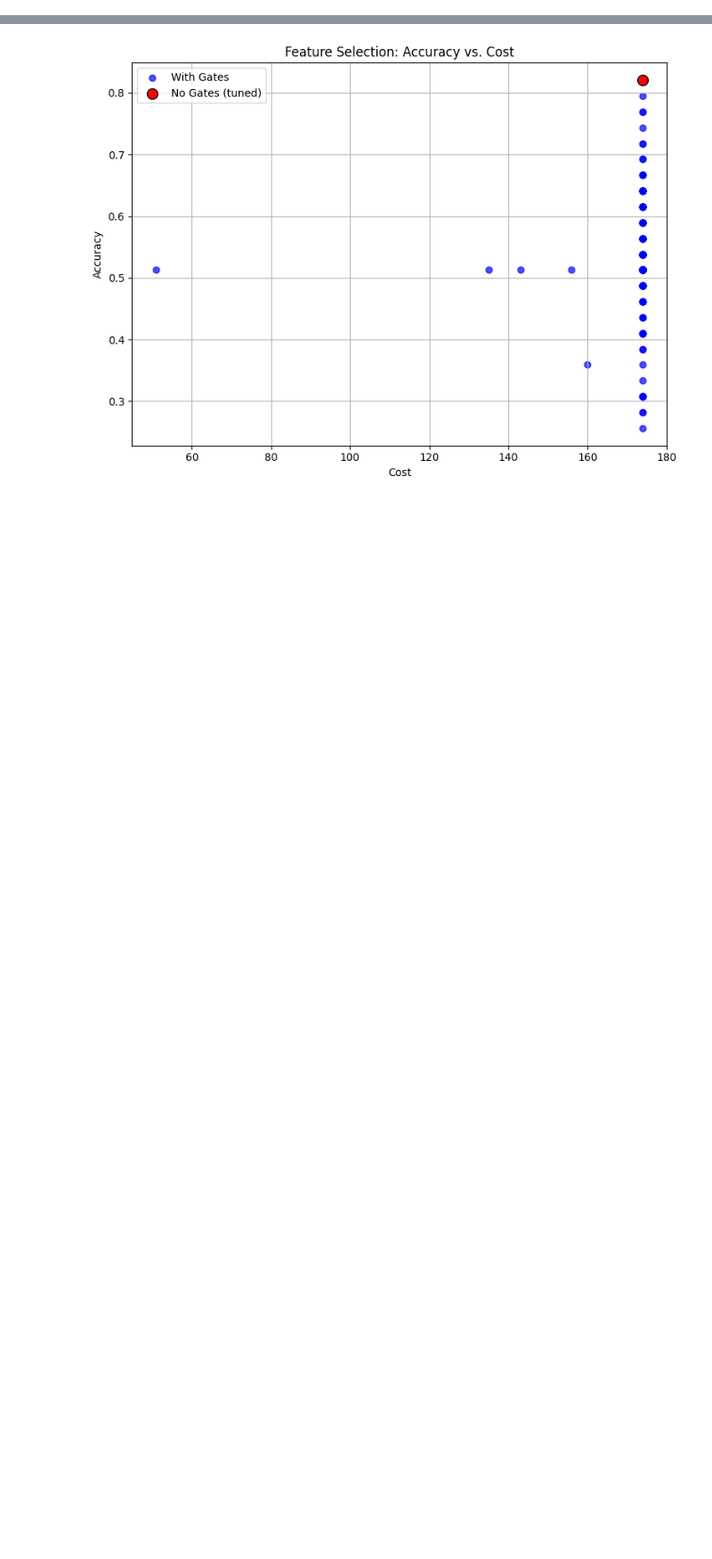
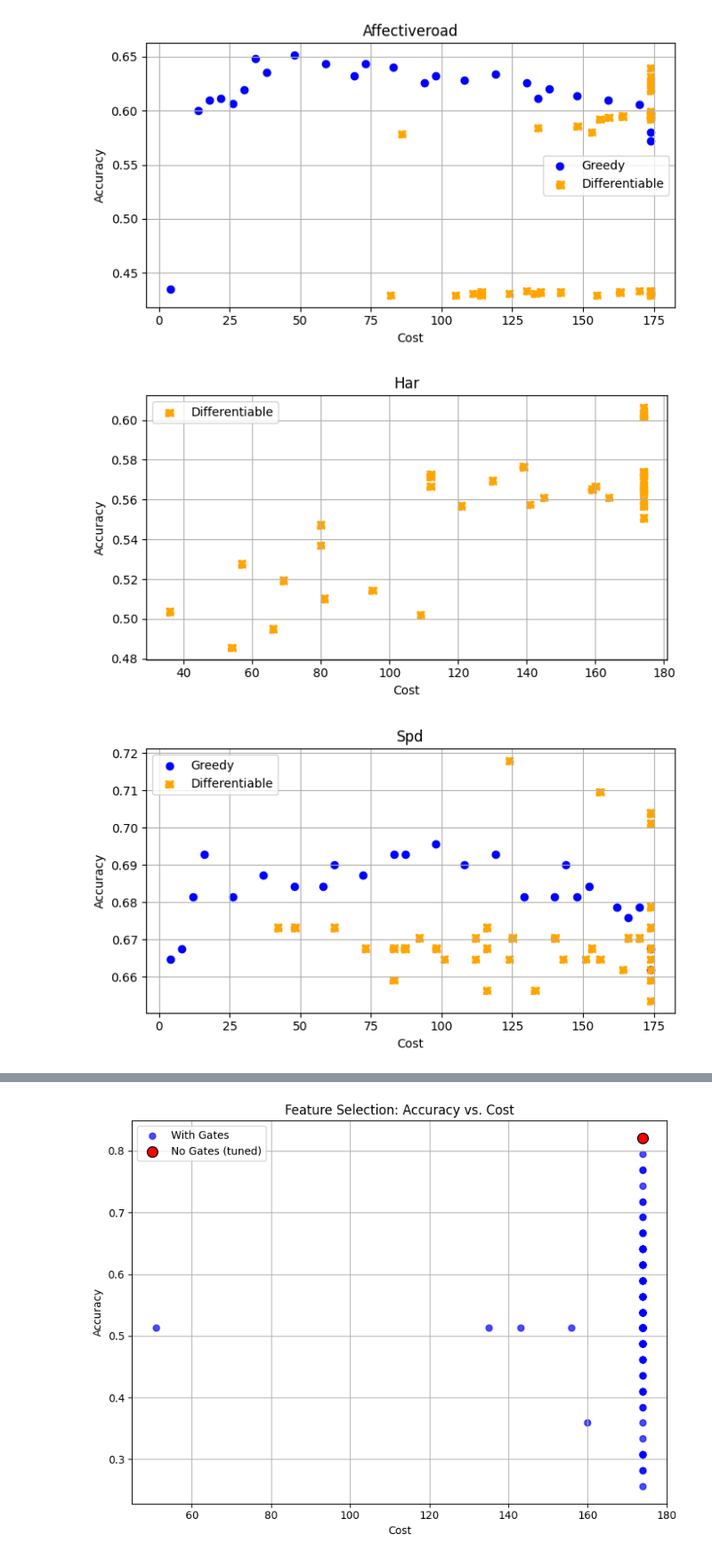
Before and after one commit to kompalas/flexaf, a Jupyter notebook: src/eval.ipynb, the cells around one changed output, grey strips where cells are left out. Shown at 89% size. Saved outputs shown, nothing was run; the diff lists cells and outputs as text; code cells hidden in the pictures; blank space fills up the shorter version.

Commit message:
working selection experiments w/ k-fold cross-validation for differentiable

```diff
--- a/src/eval.ipynb
+++ b/src/eval.ipynb
@@ -5,0 +9,15 @@ from src import project_dir
+# %%
+diff_resdirs = {
+    'affectiveroad': os.path.join(project_dir, 'saved_logs', 'affectiveroad', 'diff_fs_fcnn___2025.08.04-19.38.27.709'),
+    'har': os.path.join(project_dir, 'saved_logs', 'har', 'diff_fs_fcnn___2025.08.05-10.09.20.724'),
+    'spd': os.path.join(project_dir, 'saved_logs', 'spd', 'diff_fs_fcnn___2025.08.05-09.31.29.362'),
+    'wesad_merged': os.path.join(project_dir, 'saved_logs', 'wesad_merged', 'diff_fs_fcnn___2025.08.05-08.32.55.185'),
+}
+greedy_resdirs = {
+    'affectiveroad': os.path.join(project_dir, 'saved_logs', 'affectiveroad', 'greedy_affroad___2025.08.04-13.01.24.640'),
+    'spd': os.path.join(project_dir, 'saved_logs', 'spd', 'greedy_fs_fcnn___2025.08.04-16.35.20.745'),
+    'wesad_merged': os.path.join(project_dir, 'saved_logs', 'wesad_merged', 'greedy_fs_fcnn___2025.08.04-18.39.50.101'),
+}
+statistical_resdirs = {
+    'affectiveroad': os.path.join(project_dir, 'saved_logs', 'affectiveroad', 'sota_mlp___2025.08.04-15.32.14.543'),
+}
@@ -5,0 +109,29 @@ from src import project_dir
+# %%
+for dataset in diff_resdirs.keys():
+
+    diff_resdir = diff_resdirs.get(dataset, None)
+    if diff_resdir is None:
+        diff_df = None
+    else:
+        diff_logfile = os.path.join(diff_resdir, os.path.basename(diff_resdir) + '.log')
+        diff_df = parse_diff_logfile(diff_logfile)
+
+    greedy_resdir = greedy_resdirs.get(dataset, None)
+    if greedy_resdir is None:
+        greedy_df = None
+    else:
+        greedy_resfile = os.path.join(greedy_resdir, 'greedy_selection_results.csv')
+        greedy_df = pd.read_csv(greedy_resfile)
+
+    statistical_resdir = statistical_resdirs.get(dataset, None)
+    if statistical_resdir is None:
+        statistical_df = None
+    else:
+        statistical_resfile = os.path.join(statistical_resdir, 'statistical_results.csv')
+        statistical_df = pd.read_csv(statistical_resfile)
+
+    plot_accuracy_vs_cost(greedy_df, diff_df, title=dataset.capitalize())
+# %% [output]
+[figure, added]
+[figure, added]
+[figure, added]
```
Also changed, not shown: parts of 18 cells of this notebook, 14 other files.
